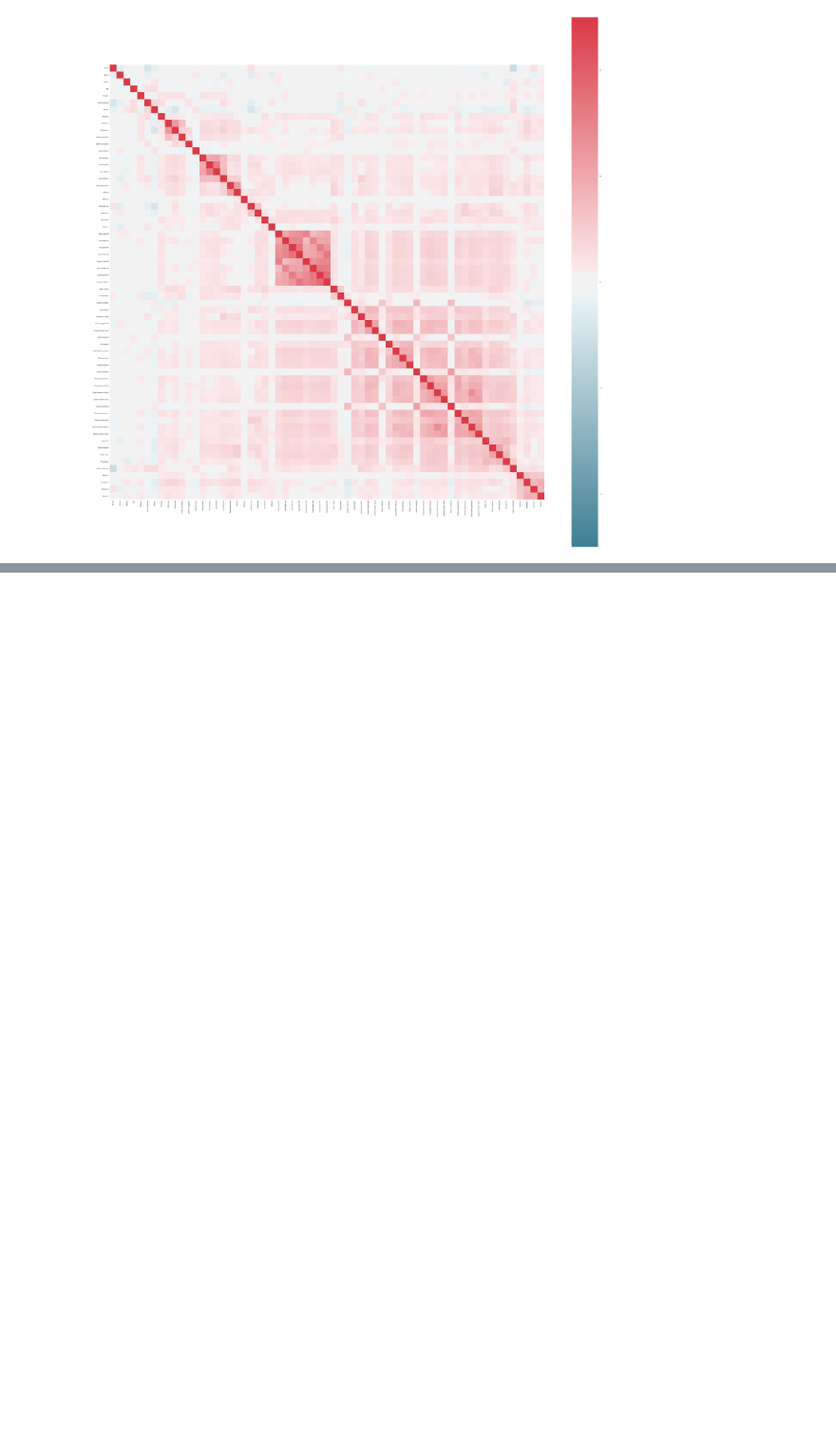
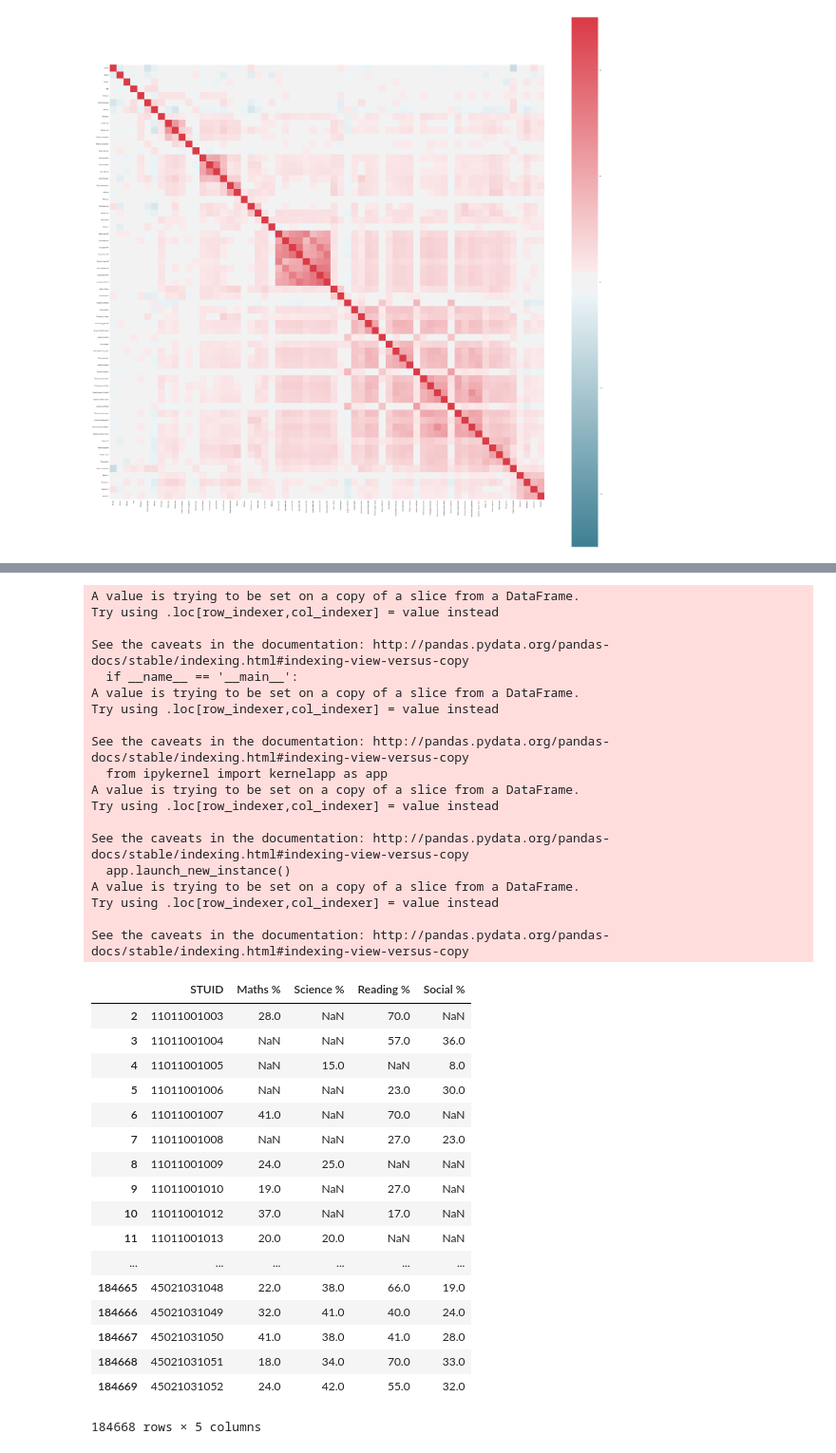
Before and after one commit to holy-devil/nas-dataviz, a Jupyter notebook: analysis/NAS Plots.ipynb, the cells around one changed output, grey strips where cells are left out. Shown at 95% size. Drawn from its saved outputs; the diff is of its cells as text; code cells hidden in the pictures; blank space fills up the shorter version.

```diff
--- a/analysis/NAS Plots.ipynb
+++ b/analysis/NAS Plots.ipynb
@@ -237,0 +260,44 @@ corr_FailedR.to_csv('../datasets/nas/ReadingFailedCorrelation.csv')
+# %%
+marksdf['Maths %'] = marksdf['Maths %'].round()
+marksdf['Science %'] = marksdf['Science %'].round()
+marksdf['Reading %'] = marksdf['Reading %'].round()
+marksdf['Social %'] = marksdf['Social %'].round()
+marksdf
+# %% [output]
+A value is trying to be set on a copy of a slice from a DataFrame.
+Try using .loc[row_indexer,col_indexer] = value instead
+
+See the caveats in the documentation: http://pandas.pydata.org/pandas-docs/stable/indexing.html#indexing-view-versus-copy
+  if __name__ == '__main__':
+A value is trying to be set on a copy of a slice from a DataFrame.
+Try using .loc[row_indexer,col_indexer] = value instead
+
+See the caveats in the documentation: http://pandas.pydata.org/pandas-docs/stable/indexing.html#indexing-view-versus-copy
+  from ipykernel import kernelapp as app
+A value is trying to be set on a copy of a slice from a DataFrame.
+Try using .loc[row_indexer,col_indexer] = value instead
+
+See the caveats in the documentation: http://pandas.pydata.org/pandas-docs/stable/indexing.html#indexing-view-versus-copy
+  app.launch_new_instance()
+A value is trying to be set on a copy of a slice from a DataFrame.
+Try using .loc[row_indexer,col_indexer] = value instead
+
+See the caveats in the documentation: http://pandas.pydata.org/pandas-docs/stable/indexing.html#indexing-view-versus-copy
+|  | STUID | Maths % | Science % | Reading % | Social % |
+| 2 | 11011001003 | 28.0 | NaN | 70.0 | NaN |
+| 3 | 11011001004 | NaN | NaN | 57.0 | 36.0 |
+| 4 | 11011001005 | NaN | 15.0 | NaN | 8.0 |
+| 5 | 11011001006 | NaN | NaN | 23.0 | 30.0 |
+| 6 | 11011001007 | 41.0 | NaN | 70.0 | NaN |
+| 7 | 11011001008 | NaN | NaN | 27.0 | 23.0 |
+| 8 | 11011001009 | 24.0 | 25.0 | NaN | NaN |
+| 9 | 11011001010 | 19.0 | NaN | 27.0 | NaN |
+| 10 | 11011001012 | 37.0 | NaN | 17.0 | NaN |
+| 11 | 11011001013 | 20.0 | 20.0 | NaN | NaN |
+| ... | ... | ... | ... | ... | ... |
+| 184665 | 45021031048 | 22.0 | 38.0 | 66.0 | 19.0 |
+| 184666 | 45021031049 | 32.0 | 41.0 | 40.0 | 24.0 |
+| 184667 | 45021031050 | 41.0 | 38.0 | 41.0 | 28.0 |
+| 184668 | 45021031051 | 18.0 | 34.0 | 70.0 | 33.0 |
+| 184669 | 45021031052 | 24.0 | 42.0 | 55.0 | 32.0 |
+184668 rows × 5 columns
```
Also changed, not shown: parts of 5 cells of this notebook, 3 other files.
